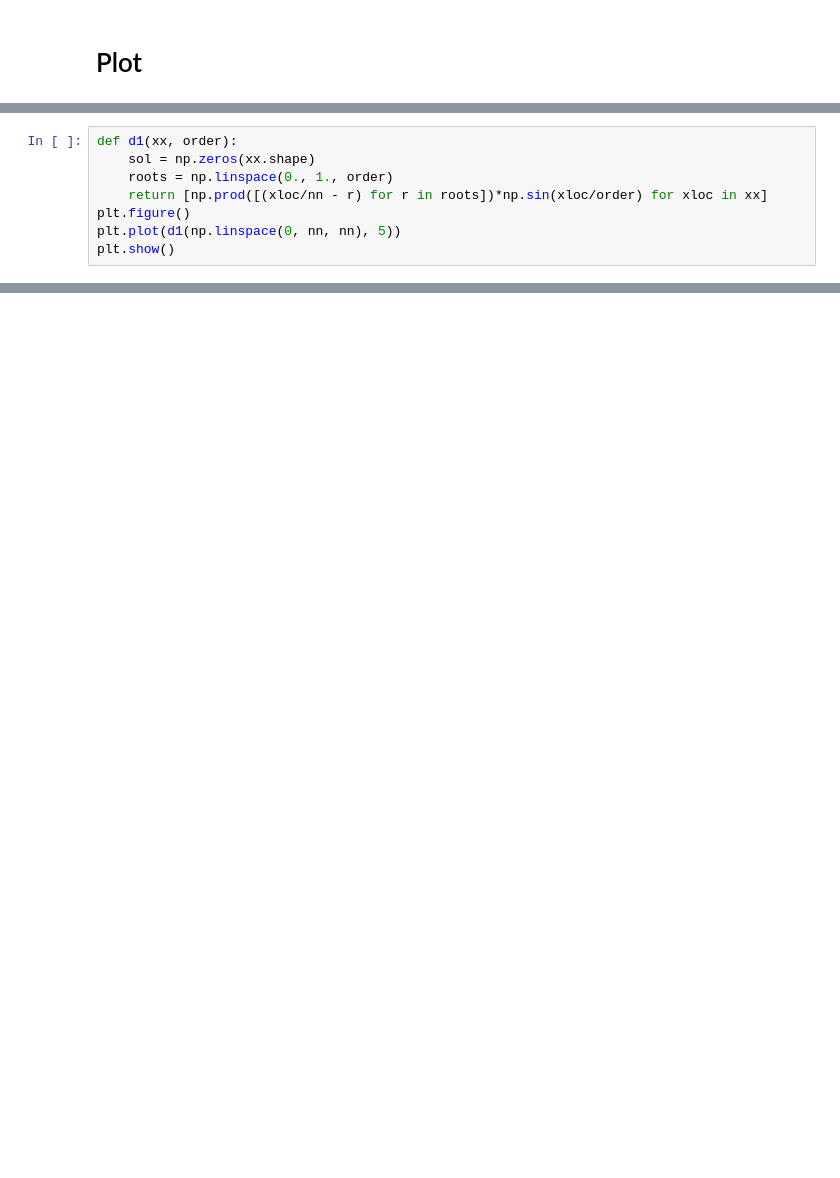
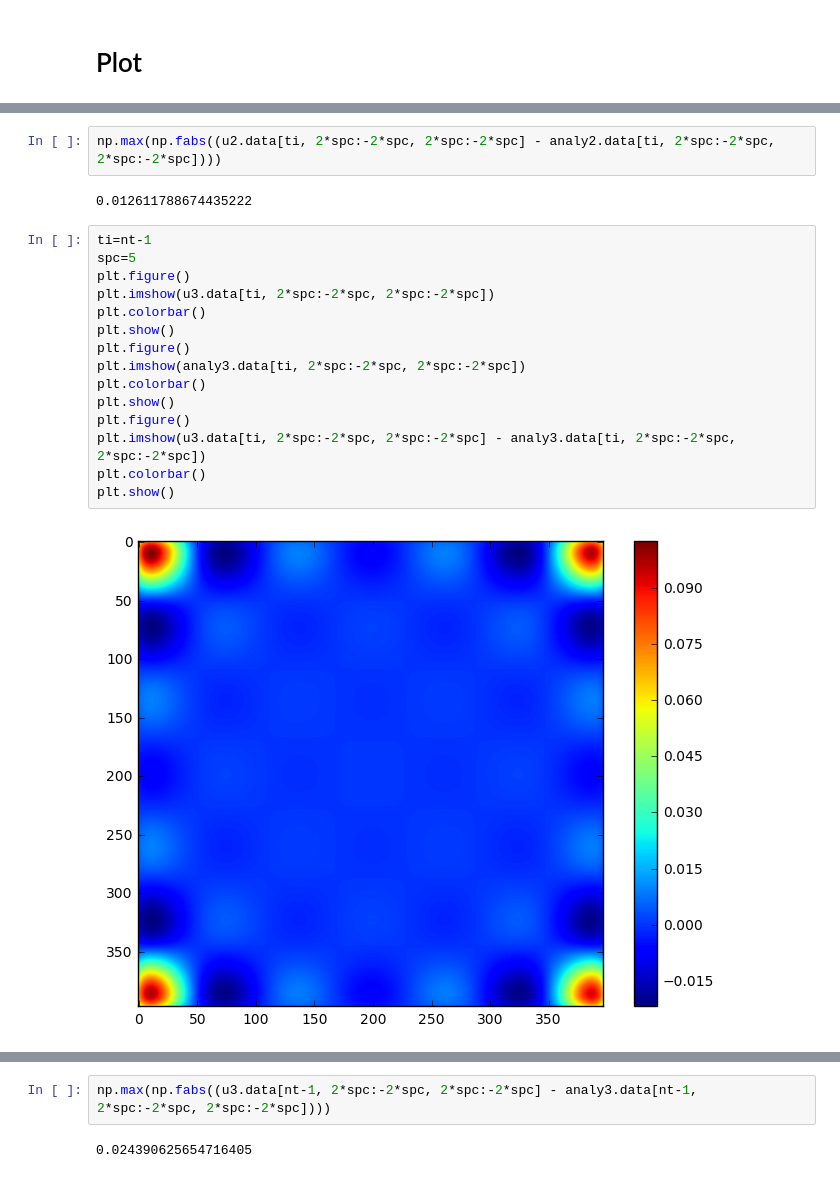
Before and after one commit to gamdow/devito, a Jupyter notebook: examples/seismic/acoustic/Verification.ipynb, the cells around one changed output, grey strips where cells are left out. Saved outputs shown, nothing was run; the diff lists cells and outputs as text; blank space fills up the shorter version.

```diff
--- a/examples/seismic/acoustic/Verification.ipynb
+++ b/examples/seismic/acoustic/Verification.ipynb
@@ -201,8 +223,21 @@ plt.show()
-# %%
-def d1(xx, order):
-    sol = np.zeros(xx.shape)
-    roots = np.linspace(0., 1., order)
-    return [np.prod([(xloc/nn - r) for r in roots])*np.sin(xloc/order) for xloc in xx]
-plt.figure()
-plt.plot(d1(np.linspace(0, nn, nn), 5))
-plt.show()
+# %%
+np.max(np.fabs((u2.data[ti, 2*spc:-2*spc, 2*spc:-2*spc] - analy2.data[ti, 2*spc:-2*spc, 2*spc:-2*spc])))
+# %% [output]
+0.012611788674435222
+# %%
+ti=nt-1
+spc=5
+plt.figure()
+plt.imshow(u3.data[ti, 2*spc:-2*spc, 2*spc:-2*spc])
+plt.colorbar()
+plt.show()
+plt.figure()
+plt.imshow(analy3.data[ti, 2*spc:-2*spc, 2*spc:-2*spc])
+plt.colorbar()
+plt.show()
+plt.figure()
+plt.imshow(u3.data[ti, 2*spc:-2*spc, 2*spc:-2*spc] - analy3.data[ti, 2*spc:-2*spc, 2*spc:-2*spc])
+plt.colorbar()
+plt.show()
+# %% [output]
+[figure, added]
@@ -208,0 +246,4 @@ plt.show()
+# %%
+np.max(np.fabs((u3.data[nt-1, 2*spc:-2*spc, 2*spc:-2*spc] - analy3.data[nt-1, 2*spc:-2*spc, 2*spc:-2*spc])))
+# %% [output]
+0.024390625654716405
```
Also changed, not shown: parts of 15 cells of this notebook.
